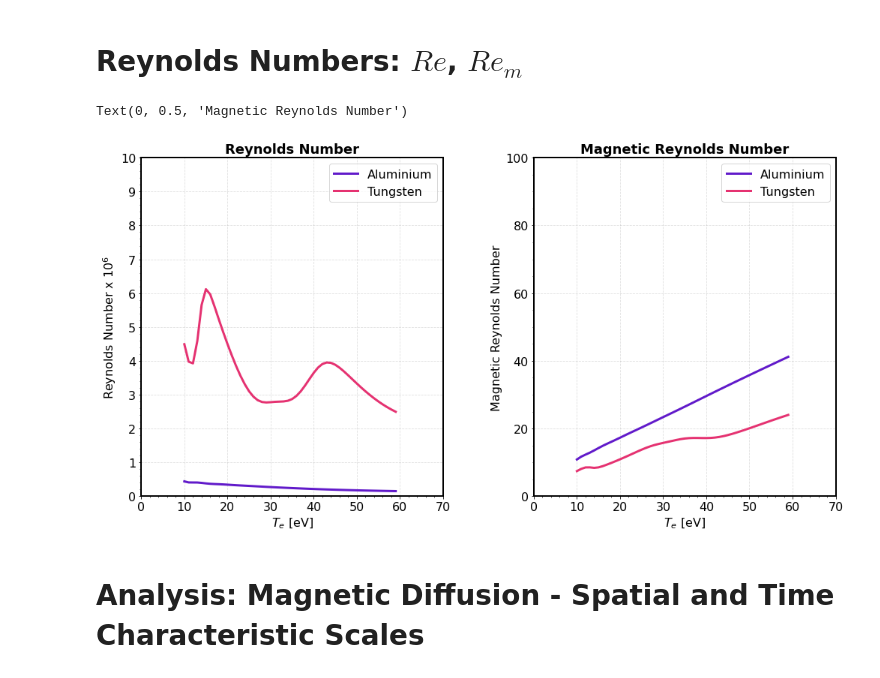
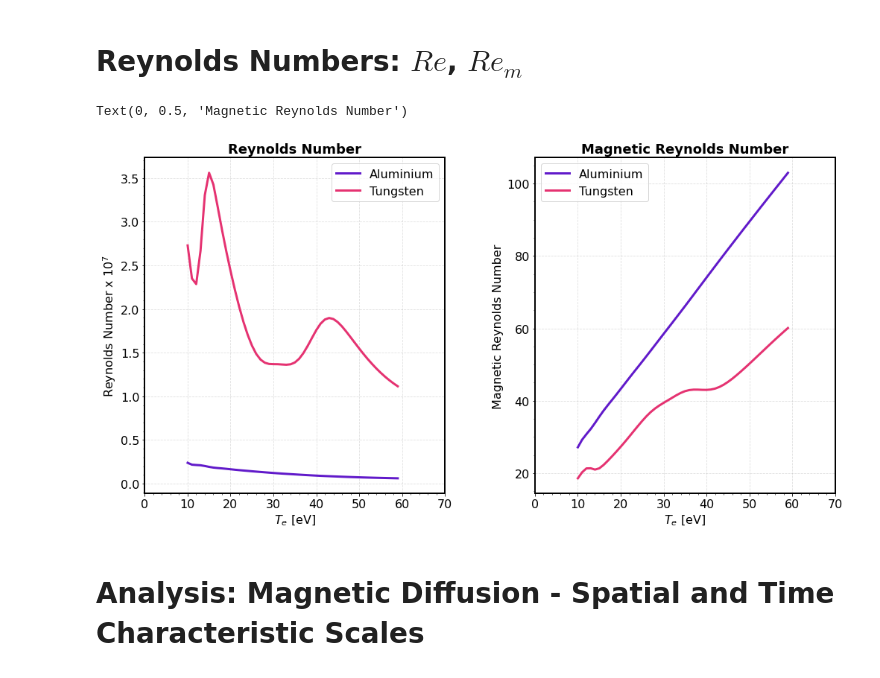
Before and after one commit to stemerlini/MagnetoRT, a Jupyter notebook: MagnetoRT.ipynb, the cells around one changed output. Saved outputs shown, nothing was run; the diff lists cells and outputs as text; code cells hidden in the pictures.

```diff
--- a/MagnetoRT.ipynb
+++ b/MagnetoRT.ipynb
@@ -190,7 +190,7 @@ class plasma:
 
         # Viscosity
         """Using CGS Units, eV, cm, g, s"""
-        self.visc       =    2e19*self.Ti**2.5/(self.col_log_ei*self.A**0.5*self.Z**4*self.ni)          # Viscosity (Ryutov 99)                           [cm^2 s^-1]
+        self.visc       =    (2e18*self.Ti**2.5)/(self.A**0.5*self.Z**3*self.ne)                          # Viscosity (Ryutov 99)                           [cm^2 s^-1]
 
         # Resistivity
         """
@@ -319,8 +319,8 @@ File available only for Al, Cu, W
 # -------------------------------------------------------------------------------------
 Te      =    np.arange(10,60)       # electron temperature eV
 
-al_flow = {'A':27, 'ne': 1e18,   'Te': Te , 'Ti': Te, 'V':4e6,  'L':0.2, 'Atw': 1, 'Zsrc': 'exp', 'B': 5}
-w_flow  = {'A':183,'ne': 1e18,   'Te': Te , 'Ti': Te, 'V':4e6,  'L':0.2, 'Atw': 1, 'Zsrc': 'exp', 'B': 5}
+al_flow = {'A':27, 'ne': 1e18,   'Te': Te , 'Ti': Te, 'V':1e7,  'L':0.2, 'Atw': 1, 'Zsrc': 'exp', 'B': 5}
+w_flow  = {'A':183,'ne': 1e18,   'Te': Te , 'Ti': Te, 'V':1e7,  'L':0.2, 'Atw': 1, 'Zsrc': 'exp', 'B': 5}
 
 al  =   plasma(**al_flow)
 w   =   plasma(**w_flow)
@@ -406,40 +406,40 @@ Text(0, 0.5, 'Ion Larmor Radius x $10^{-2}$ - [cm]')
 # PRETTY PLOT
 # --------------------------------------------------------------------------------------
 fig = plt.figure(figsize=(16.6,8.3))
 gs  = fig.add_gridspec(ncols=2, nrows=1,hspace=0,wspace=0.3)
 ax  = gs.subplots()
 
 for axis in ['top','bottom','left','right']:
     ax[0].spines[axis].set_linewidth(2)
     ax[1].spines[axis].set_linewidth(2)
 
-ax[0].plot(Te, al.Re * 1e-6, lw = '3', color = '#611ACA',label='Aluminium')
+ax[0].plot(Te, al.Re * 1e-7, lw = '3', color = '#611ACA',label='Aluminium')
 ax[1].plot(Te, al.Re_m, lw = '3', color = '#611ACA',label='Aluminium')
 
-ax[0].plot(Te, w.Re * 1e-6, lw = '3', color = '#E53271',label='Tungsten')
+ax[0].plot(Te, w.Re * 1e-7, lw = '3', color = '#E53271',label='Tungsten')
 ax[1].plot(Te, w.Re_m, lw = '3', color = '#E53271',label='Tungsten')
 
 ax[0].set_title('Reynolds Number', fontsize = 18,  weight = 'bold')
 ax[1].set_title('Magnetic Reynolds Number', fontsize = 18,  weight = 'bold')
 
 for axis in ax:
     axis.set_xlim([0,70])
     axis.set_xticks(np.arange(0,71,10))
     axis.tick_params(labelsize=16)
     axis.grid(True, linestyle='--', alpha = 0.4)
     axis.set_xlabel(r'$T_e$ [eV]', fontsize=16)
     axis.minorticks_on()
     axis.legend(loc = 'best', fontsize = 16)
 
-ax[0].set_ylim([0,10])
-ax[0].set_yticks(np.arange(0,11))
-ax[1].set_ylim([0,100])
+# ax[0].set_ylim([0,10])
+# ax[0].set_yticks(np.arange(0,11))
+# ax[1].set_ylim([0,100])
 
-ax[0].set_ylabel(r'Reynolds Number x $10^{6}$', fontsize=16)
+ax[0].set_ylabel(r'Reynolds Number x $10^{7}$', fontsize=16)
 ax[1].set_ylabel(r'Magnetic Reynolds Number', fontsize=16)
 # %% [output]
 Text(0, 0.5, 'Magnetic Reynolds Number')
-[figure, old version]
+[figure, new version]
 # %% [markdown]
 # Analysis: Magnetic Diffusion - Spatial and Time Characteristic Scales
 # %%
```
Also changed, not shown: parts of 1 cell of this notebook.
